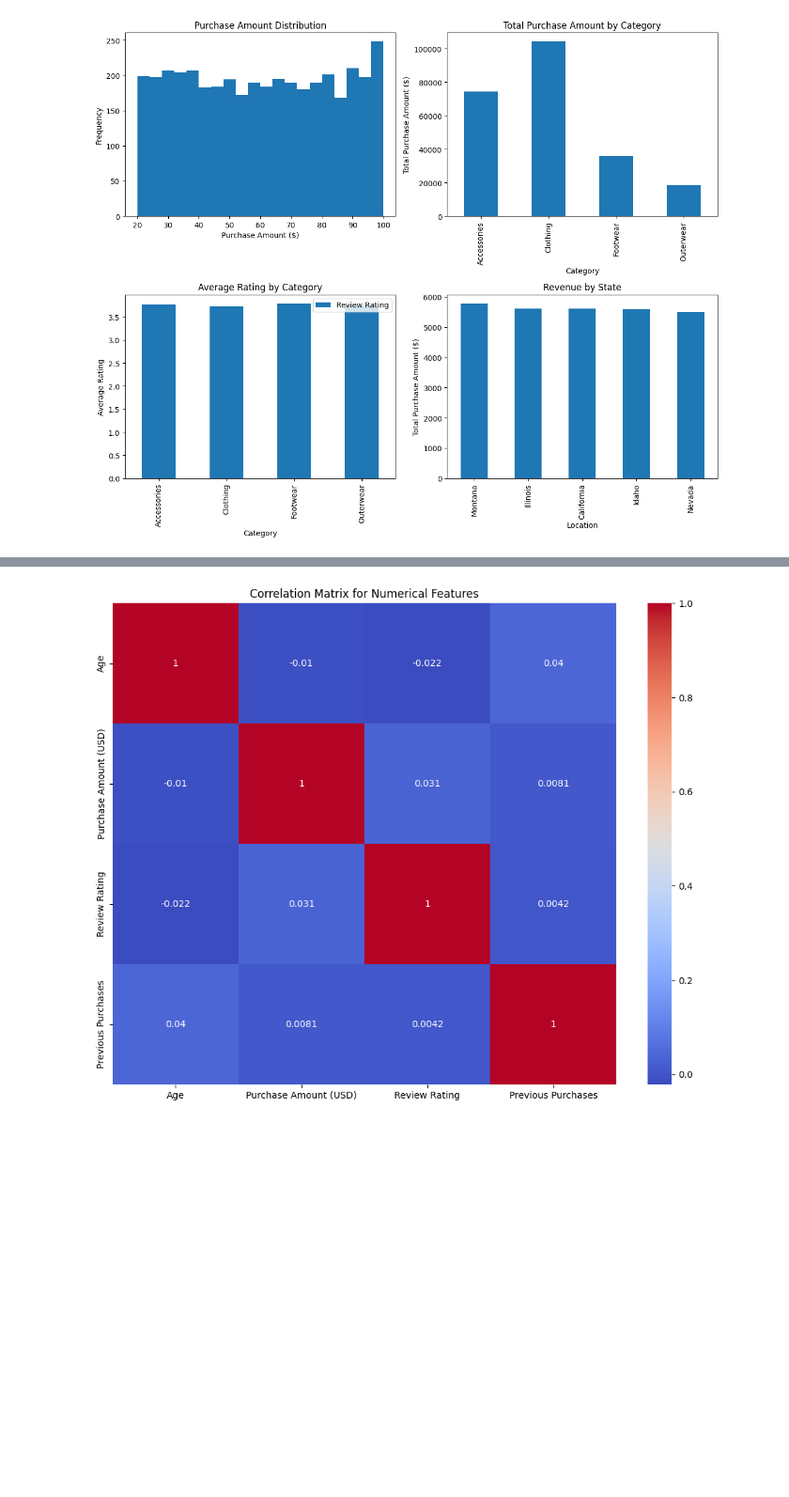
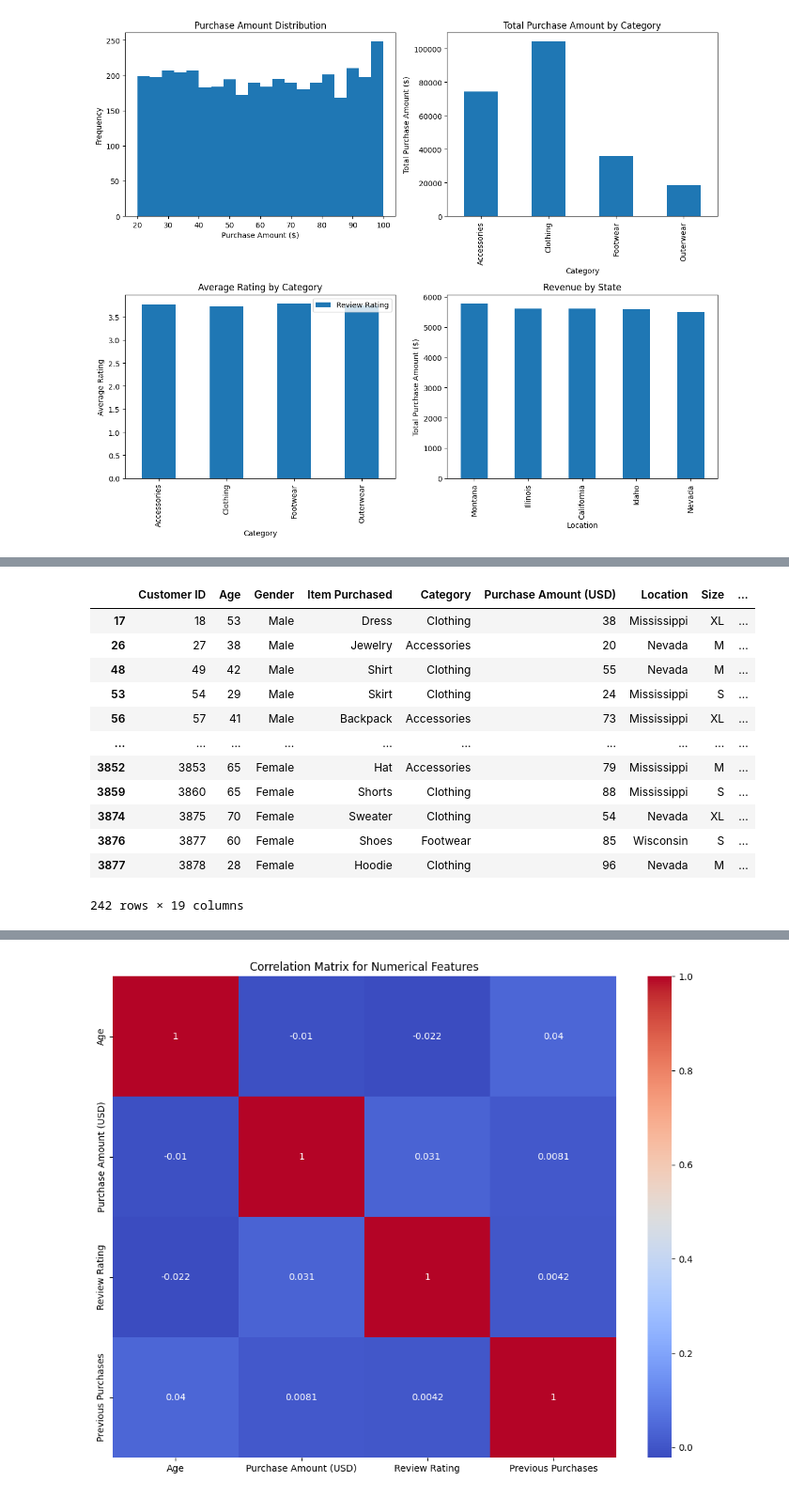
Before and after one commit to Samarth-Pawan/Data-Mining_Customer-Shopping-Trends, a Jupyter notebook: Data_Mining/data_preproc.ipynb, the cells around one changed output, grey strips where cells are left out. Shown: that part at 94% size. Saved outputs shown, nothing was run; the diff lists cells and outputs as text; code cells hidden in the pictures; blank space fills up the shorter version.

```diff
--- a/Data_Mining/data_preproc.ipynb
+++ b/Data_Mining/data_preproc.ipynb
@@ -296,9 +301,24 @@ random_sample = df.sample(n=390)  # Or a fraction can be used
 # %%
 
 # For cluster sampling, assuming 'location' as cluster
 # First, identify unique clusters
 clusters = df['Location'].unique()
 # Randomly select a few clusters, for example 3
 selected_clusters = np.random.choice(clusters, 3, replace=False)
 # Get all rows from these clusters
 cluster_sample = df[df['Location'].isin(selected_clusters)]
+cluster_sample
+# %% [output]
+|  | Customer ID | Age | Gender | Item Purchased | Category | Purchase Amount (USD) | Location | Size | ... |
+| 17 | 18 | 53 | Male | Dress | Clothing | 38 | Mississippi | XL | ... |
+| 26 | 27 | 38 | Male | Jewelry | Accessories | 20 | Nevada | M | ... |
+| 48 | 49 | 42 | Male | Shirt | Clothing | 55 | Nevada | M | ... |
+| 53 | 54 | 29 | Male | Skirt | Clothing | 24 | Mississippi | S | ... |
+| 56 | 57 | 41 | Male | Backpack | Accessories | 73 | Mississippi | XL | ... |
+| ... | ... | ... | ... | ... | ... | ... | ... | ... | ... |
+| 3852 | 3853 | 65 | Female | Hat | Accessories | 79 | Mississippi | M | ... |
+| 3859 | 3860 | 65 | Female | Shorts | Clothing | 88 | Mississippi | S | ... |
+| 3874 | 3875 | 70 | Female | Sweater | Clothing | 54 | Nevada | XL | ... |
+| 3876 | 3877 | 60 | Female | Shoes | Footwear | 85 | Wisconsin | S | ... |
+| 3877 | 3878 | 28 | Female | Hoodie | Clothing | 96 | Nevada | M | ... |
+242 rows × 19 columns
```
Also changed, not shown: parts of 6 cells of this notebook.
